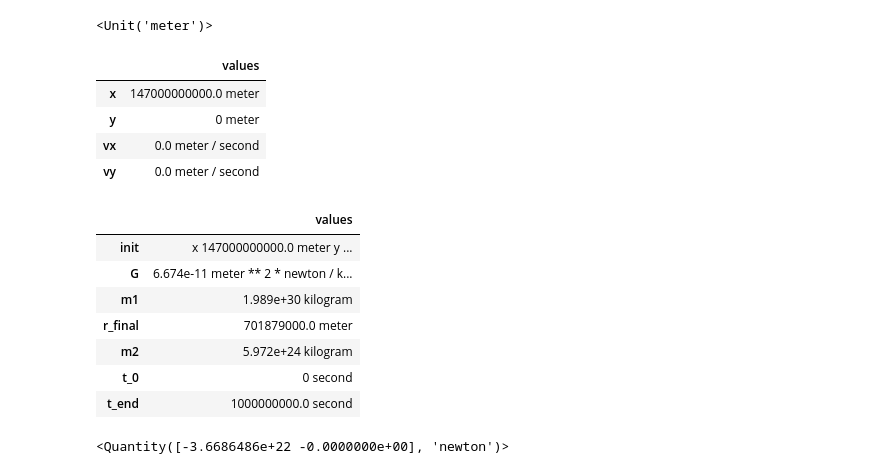
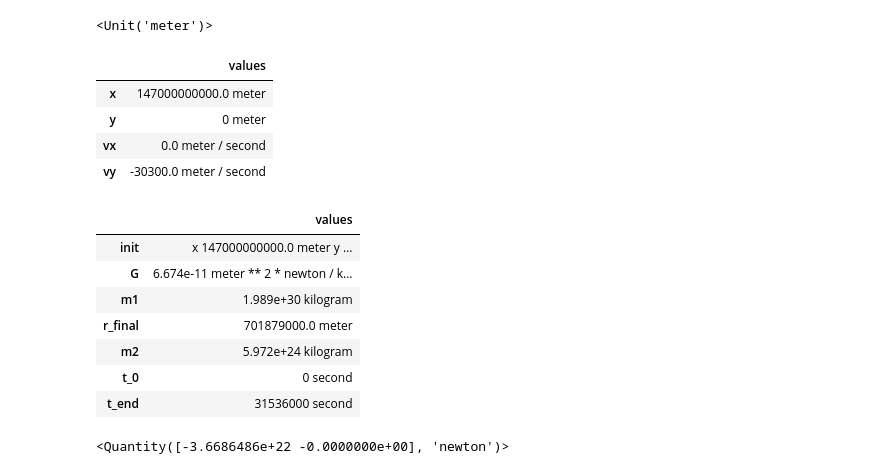
Before and after one commit to awenstrup/ModSimPy, a Jupyter notebook: code/orbit_homework.ipynb, the cells around one changed output. Saved outputs shown, nothing was run; the diff lists cells and outputs as text; code cells hidden in the pictures.

```diff
--- a/code/orbit_homework.ipynb
+++ b/code/orbit_homework.ipynb
@@ -36,15 +35,15 @@ m = UNITS.meter
 # %%
 # And an inition condition (with everything in SI units)
 
 r_0 = 147e9 * m
 
-init = State(x = r_0, y = 0 * m, vx = 0 * m/s, vy = 0 * m/s)
+init = State(x = r_0, y = 0 * m, vx = 0 * m/s, vy = -30300 * m/s)
 # %% [output]
 |  | values |
 | x | 147000000000.0 meter |
 | y | 0 meter |
 | vx | 0.0 meter / second |
-| vy | 0.0 meter / second |
+| vy | -30300.0 meter / second |
 # %%
 # Making a system object
 
@@ -57,7 +56,7 @@ system = System(init=init,
                 r_final=r_sun + r_earth,
                 m2=5.972e24 * kg,
                 t_0=0 * s,
-                t_end=1e9 * s)
+                t_end=60*60*24*365 * s)
 # %% [output]
 |  | values |
 | init | x 147000000000.0 meter y ... |
@@ -66,7 +65,7 @@ system = System(init=init,
 | r_final | 701879000.0 meter |
 | m2 | 5.972e+24 kilogram |
 | t_0 | 0 second |
-| t_end | 1000000000.0 second |
+| t_end | 31536000 second |
 # %%
 #%psource ModSimVector
 # %%
```
Also changed, not shown: parts of 12 cells of this notebook, 3 other files.
